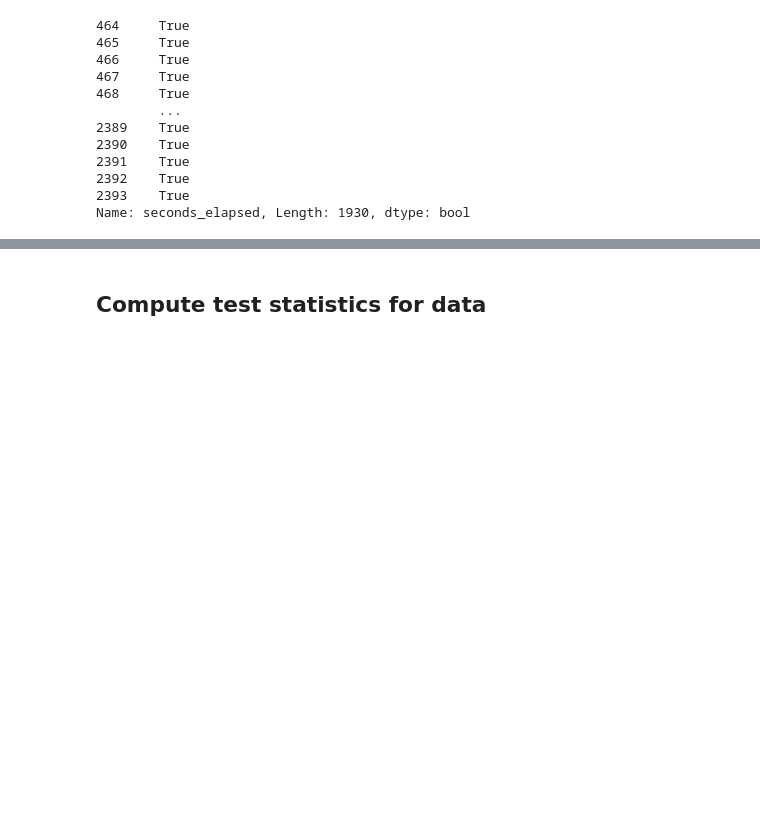
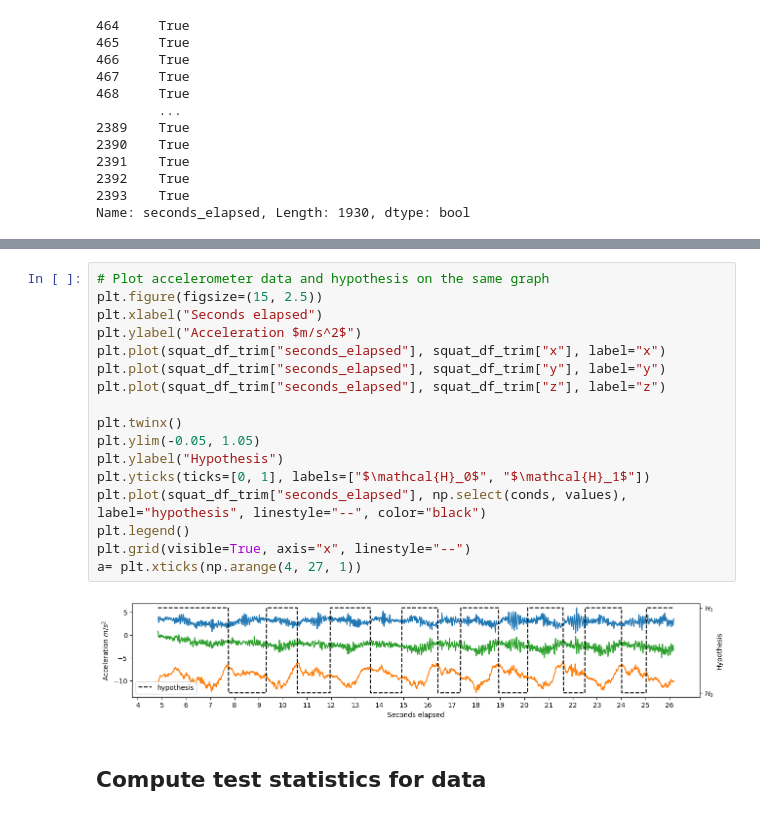
Before and after one commit to sjb296/linear-motion-detection, a Jupyter notebook: main.ipynb, the cells around one changed output, grey strips where cells are left out. Cells and saved outputs as stored; diff of their text form; blank space fills up the shorter version.

```diff
--- a/main.ipynb
+++ b/main.ipynb
@@ -229,3 +202,22 @@ a= plt.xticks(np.arange(4, 27, 1))
+# %%
+# Plot accelerometer data and hypothesis on the same graph
+plt.figure(figsize=(15, 2.5))
+plt.xlabel("Seconds elapsed")
+plt.ylabel("Acceleration $m/s^2$")
+plt.plot(squat_df_trim["seconds_elapsed"], squat_df_trim["x"], label="x")
+plt.plot(squat_df_trim["seconds_elapsed"], squat_df_trim["y"], label="y")
+plt.plot(squat_df_trim["seconds_elapsed"], squat_df_trim["z"], label="z")
+
+plt.twinx()
+plt.ylim(-0.05, 1.05)
+plt.ylabel("Hypothesis")
+plt.yticks(ticks=[0, 1], labels=["$\mathcal{H}_0$", "$\mathcal{H}_1$"])
+plt.plot(squat_df_trim["seconds_elapsed"], np.select(conds, values), label="hypothesis", linestyle="--", color="black")
+plt.legend()
+plt.grid(visible=True, axis="x", linestyle="--")
+a= plt.xticks(np.arange(4, 27, 1))
+# %% [output]
+[figure, added]
 # %% [markdown]
 ## Compute test statistics for data
 # %%
```
Also changed, not shown: parts of 10 cells of this notebook.
